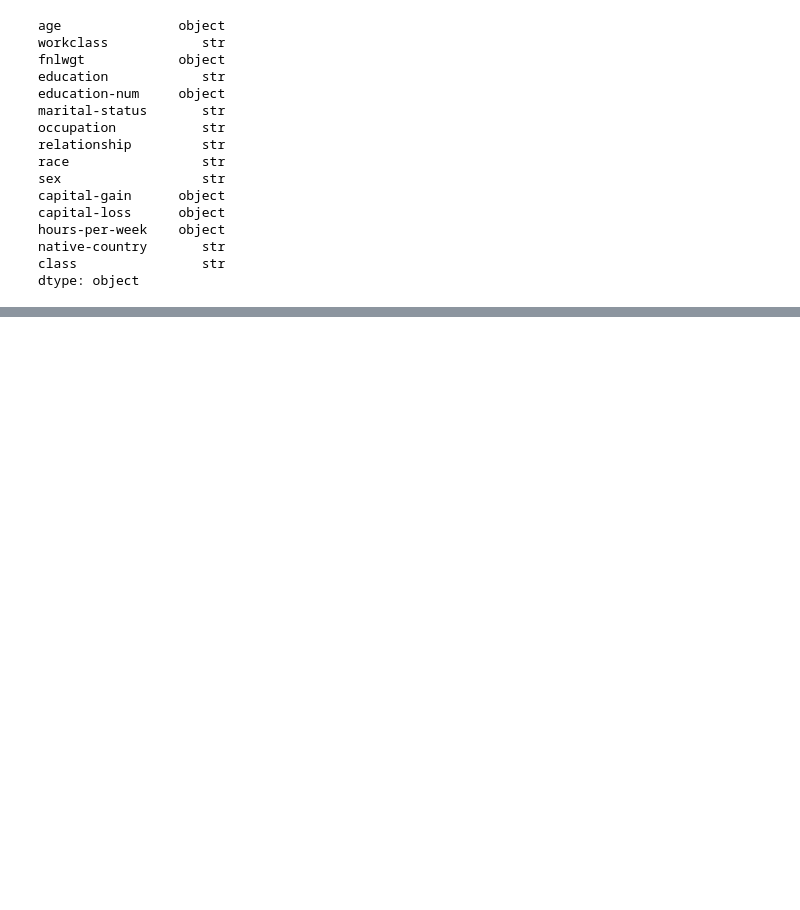
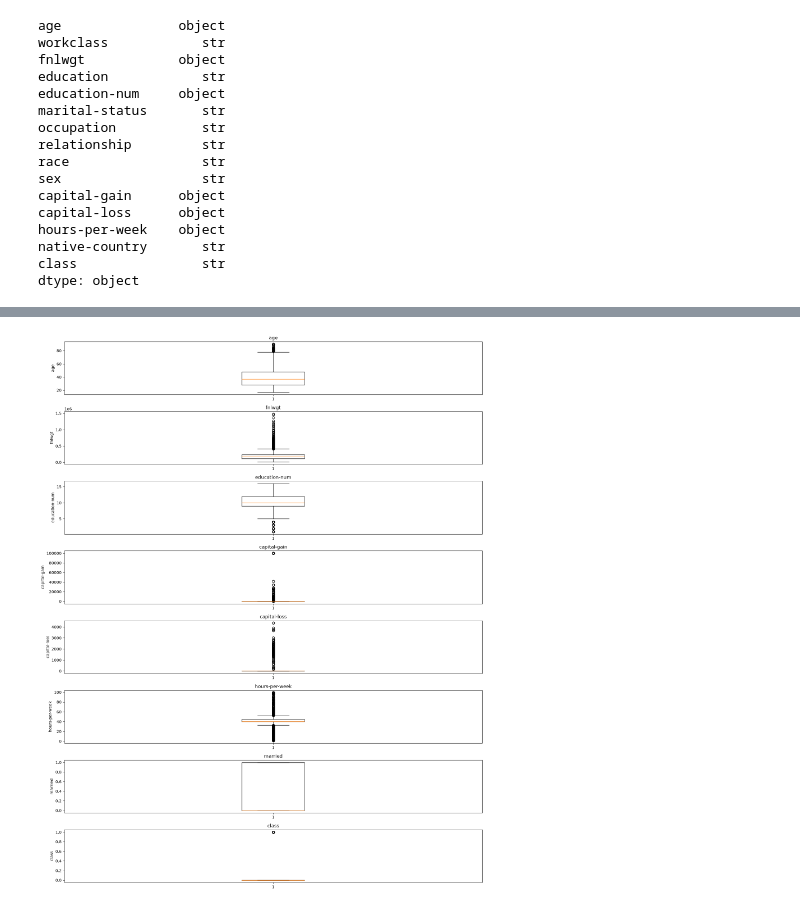
Before and after one commit to bhaskarkumar1667/adult_income, a Jupyter notebook: notebooks/data_cleaning.ipynb, the cells around one changed output, grey strips where cells are left out. Saved outputs shown, nothing was run; the diff lists cells and outputs as text; code cells hidden in the pictures; blank space fills up the shorter version.

```diff
--- a/notebooks/data_cleaning.ipynb
+++ b/notebooks/data_cleaning.ipynb
@@ -159,0 +253,15 @@ THE COLUMNS WORKCLASS AND RELATIONSHIP DON'T MATTER TO THE
+# %%
+numeric_df1 = df1.apply(pd.to_numeric, errors="coerce")
+
+fig, axes = plt.subplots(nrows=len(numeric_df1.columns), ncols=1, figsize=(16, 20))
+
+for ax, column in zip(axes, numeric_df1.columns):
+    values = numeric_df1[column].dropna().to_numpy()
+    ax.boxplot(values)
+    ax.set_title(column)
+    ax.set_ylabel(column)
+
+plt.tight_layout()
+plt.show()
+# %% [output]
+[figure, added]
```
Also changed, not shown: parts of 30 cells of this notebook, 1 other file.
